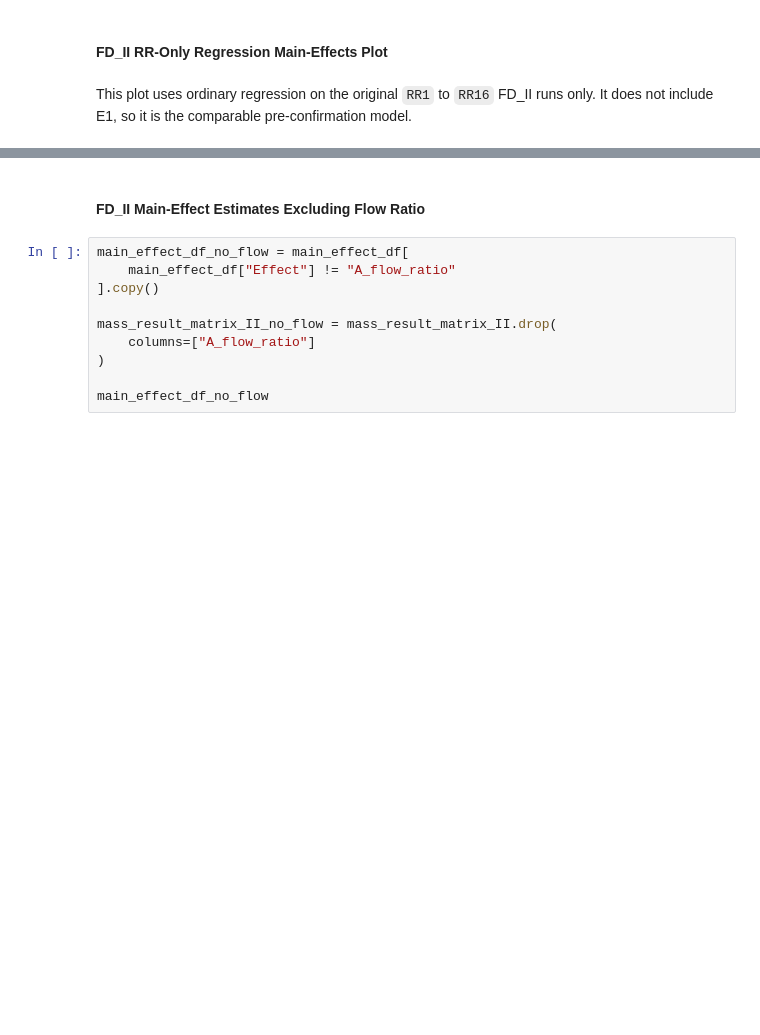
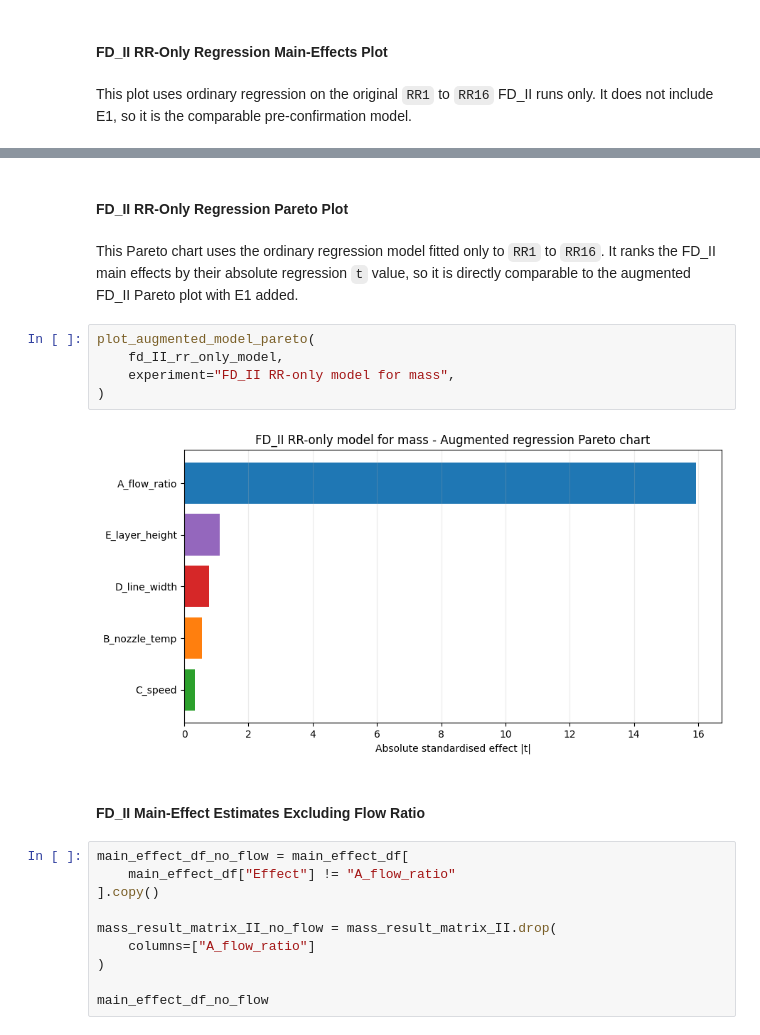
Before and after one commit to sarah813/3D_Printing_Project, a Jupyter notebook: DoE_pla_notebook.ipynb, the cells around one changed output, grey strips where cells are left out. Cells and saved outputs as stored; diff of their text form; blank space fills up the shorter version.

```diff
--- a/DoE_pla_notebook.ipynb
+++ b/DoE_pla_notebook.ipynb
@@ -1242,3 +750,15 @@ plot_augmented_main_effects(
+# %% [markdown]
+#### FD_II RR-Only Regression Pareto Plot
+# %% [markdown]
+This Pareto chart uses the ordinary regression model fitted only to `RR1` to `RR16`.
+It ranks the FD_II main effects by their absolute regression `t` value, so it is directly comparable to the augmented FD_II Pareto plot with E1 added.
+# %%
+plot_augmented_model_pareto(
+    fd_II_rr_only_model,
+    experiment="FD_II RR-only model for mass",
+)
+# %% [output]
+[figure, added]
 # %% [markdown]
 #### FD_II Main-Effect Estimates Excluding Flow Ratio
 # %%
```
Also changed, not shown: parts of 115 cells of this notebook, 4 other files.
